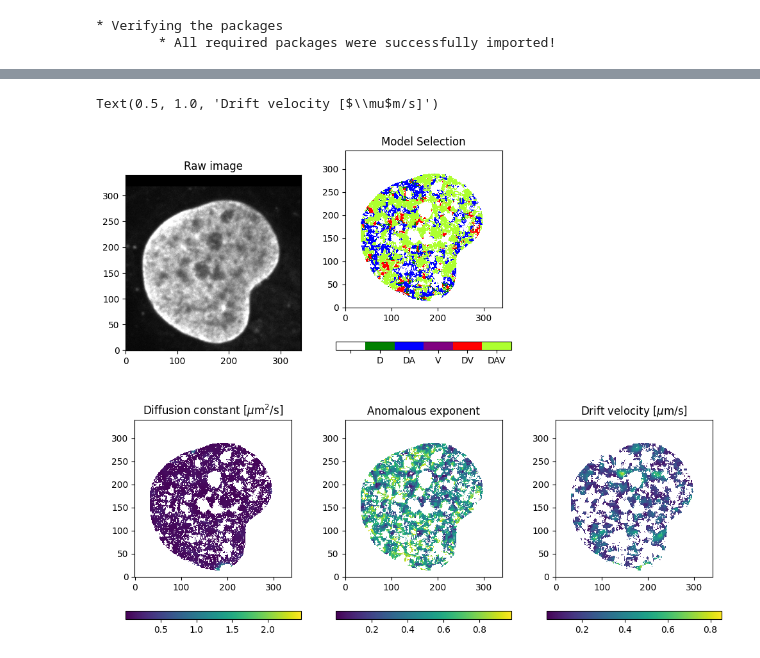
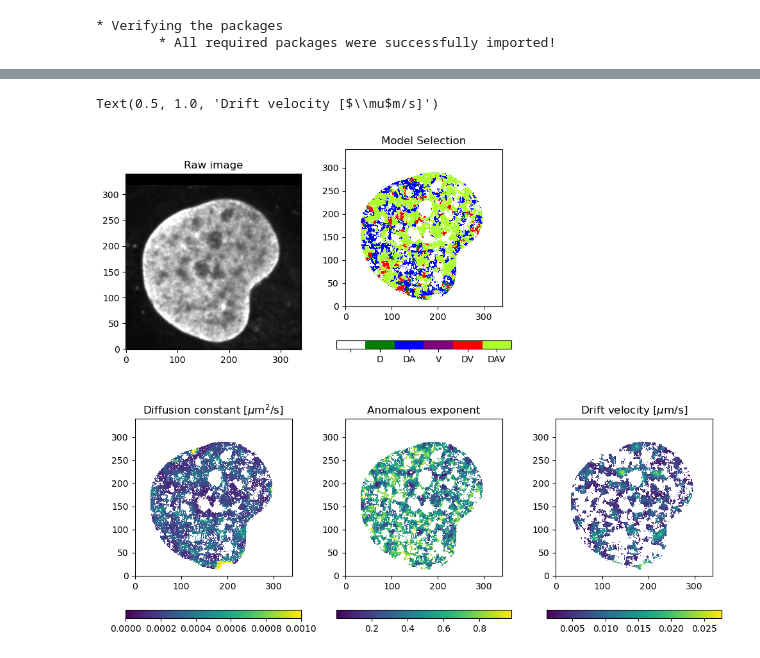
Before and after one commit to marwan-abdellah/hidpy, a Jupyter notebook: notebooks/02-hidpy-stage-1.ipynb, the cells around one changed output, grey strips where cells are left out. Drawn from its saved outputs; the diff is of its cells as text; code cells hidden in the pictures.

Commit message:
Update notebook stage 2 and connect the pixel_size to the code

```diff
--- a/notebooks/02-hidpy-stage-1.ipynb
+++ b/notebooks/02-hidpy-stage-1.ipynb
@@ -28,17 +28,17 @@ print('\t* All required packages were successfully imported!')
 # %%
 ############ INPUTS PANEL, YOU CAN EDIT THIS PANEL ############
 # Input video sequence (single sequence)
-video_sequence = '%s/../data/microscopes/h2b/u2os-h2bgfp-serum-3.avi' % os.getcwd()
-video_sequence = '%s/../data/microscopes/dna/3.avi' % os.getcwd()
+#video_sequence = '%s/../data/microscopes/h2b/u2os-h2bgfp-serum-3.avi' % os.getcwd() # parameters of this sequence: pixel_size=0.088, dt=0.200
+video_sequence = '%s/../data/microscopes/dna/3.avi' % os.getcwd()                    # parameters of this sequence: pixel_size=0.065, dt=0.200
 
 # Pixel threshold
 pixel_threshold = 125
 
 # Pixel size (should be in microns)
-pixel_size = 1.0
+pixel_size = 0.065
 
-# Time step
-dt = 0.1
+# Time step (should be in seconds)
+dt = 0.200
 
 # Output directory
 root_output_directory = '%s/../output2/' % os.getcwd()
@@ -109,13 +110,17 @@ Optical flow time 3.087291
 print('* Converting the trajectories to maps')
 xp, yp = msd.convert_trajectories_to_map(trajectories, (len(frames), frames[0].shape[0], frames[0].shape[1]))
 
+# Convert displacement to microns
+xp_um=xp*pixel_size
+yp_um=yp*pixel_size
+
 # extract nucleoli mask
 print('* Extracting the nucleoli map')
-mask_nucleoli = msd.extract_nucleoli_map(xp, yp)
+mask_nucleoli = msd.extract_nucleoli_map(xp_um, yp_um)
 
 # Compute the MSDs
 print('* Computing the MSDs')
-MSD = msd.calculate_msd_for_every_pixel(xp, yp, mask_nucleoli)
+MSD = msd.calculate_msd_for_every_pixel(xp_um, yp_um, mask_nucleoli)
 
 # Baysian fit on MSDs
 print('* Fitting the MSDs models using Bayesian inference')
@@ -123,7 +128,7 @@ print('* Fitting the MSDs models using Bayesian inference')
 ### THIS SHOULD BE SELECTED FROM THE CONFIG FILE
 models_selected = ['D','DA','V','DV','DAV']
 
-# THE TIME STEO SHOULD BE SET IN THE CONFIG GILE
+# THE TIME STEP SHOULD BE SET IN THE CONFIG GILE
 dT = dt
 Bayes = inference.apply_bayesian_inference(MSD, dT, models_selected)
 # %% [output]
@@ -181,35 +170,36 @@ matD[np.where(Bayes['model']==0)]=np.nan
 matD[np.where(Bayes['D']<1e-10)]=np.nan
 
 # #figure(2)
 img2=ax[1,0].imshow(matD, interpolation='nearest',cmap='viridis',origin='lower')
 ax[1,0].contour(matrix1, colors='k', origin='lower')
-fig.colorbar(img2,ax=ax[1,0],spacing='proportional',orientation='horizontal')
+cbarD=fig.colorbar(img2,ax=ax[1,0],spacing='proportional',orientation='horizontal')
 ax[1,0].set_title(r'Diffusion constant [$\mu$m$^2$/s]')
+img2.set_clim(0,0.001) # adapt colorbar limits based on data
 
 matA=[]
 matA=Bayes['A']
 matA[np.where(Bayes['model']==0)]=np.nan
 matA[np.where(Bayes['A']<1e-10)]=np.nan
 
 # #figure(3)
 img3=ax[1,1].imshow(matA, interpolation='nearest',cmap='viridis',origin='lower')
 ax[1,1].contour(matrix1, colors='k', origin='lower')
 fig.colorbar(img3,ax=ax[1,1],spacing='proportional',orientation='horizontal')
 ax[1,1].set_title('Anomalous exponent')
 
 matV=[]
 matV=Bayes['V']
 matV[np.where(Bayes['model']==0)]=np.nan
 matV[np.where(Bayes['V']==0)]=np.nan
 
 # #figure(4)
 img4=ax[1,2].imshow(matV, interpolation='nearest',cmap='viridis',origin='lower')
 ax[1,2].contour(matrix1, colors='k', origin='lower')
 fig.colorbar(img4,ax=ax[1,2],spacing='proportional',orientation='horizontal')
 ax[1,2].set_title(r'Drift velocity [$\mu$m/s]')
 # %% [output]
 Text(0.5, 1.0, 'Drift velocity [$\\mu$m/s]')
-[figure, old version]
+[figure, new version]
 # %%
 # Save pickle file per cell
 
```
Also changed, not shown: parts of 3 cells of this notebook, 1 other file.
